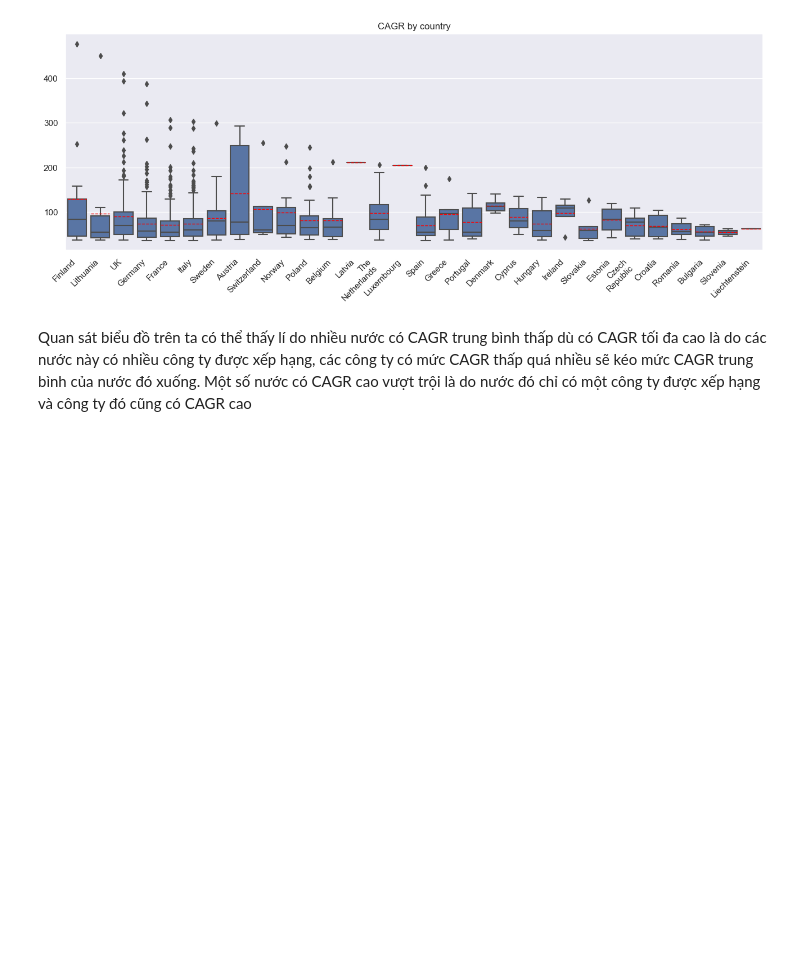
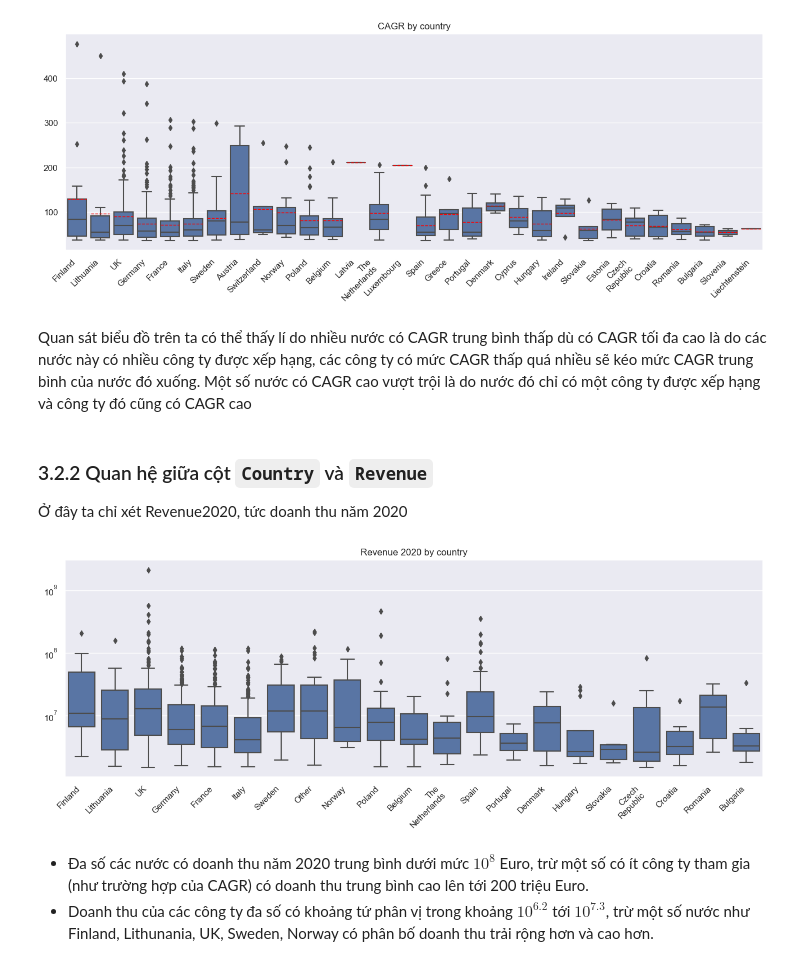
Before and after one commit to kenroly/IntroductionToDataScience, a Jupyter notebook: DataUnderstanding.ipynb, the cells around one changed output. Cells and saved outputs as stored; diff of their text form; code cells hidden in the pictures; blank space fills up the shorter version.

Commit message:
Add 3.2.2 Map, boxplot and comment

```diff
--- a/DataUnderstanding.ipynb
+++ b/DataUnderstanding.ipynb
@@ -67,3 +67,6 @@ ax.set_title('CAGR by country');
 [figure]
 # %% [markdown]
 Quan sát biểu đồ trên ta có thể thấy lí do nhiều nước có CAGR trung bình thấp dù có CAGR tối đa cao là do các nước này có nhiều công ty được xếp hạng, các công ty có mức CAGR thấp quá nhiều sẽ kéo mức CAGR trung bình của nước đó xuống. Một số nước có CAGR cao vượt trội là do nước đó chỉ có một công ty được xếp hạng và công ty đó cũng có CAGR cao
+# %% [markdown]
+### 3.2.2 Quan hệ giữa cột `Country` và `Revenue`
+Ở đây ta chỉ xét Revenue2020, tức doanh thu năm 2020
@@ -69,0 +92,15 @@ Quan sát biểu đồ trên ta có thể thấy lí do nhiều nước có CAGR
+# %%
+plt.figure(figsize = (16, 5))
+
+ax = sns.boxplot(data = df, x = 'Country1', y = 'Revenue2020', color = 'C0')
+ax.set_yscale('log')
+
+ax.set_xticklabels([label.replace(' ', '\n') for label in df['Country1'].unique()], rotation = 45, ha = 'right')
+ax.set_xlabel('')
+ax.set_ylabel('')
+ax.set_title('Revenue 2020 by country');
+# %% [output]
+[figure, added]
+# %% [markdown]
+- Đa số các nước có doanh thu năm 2020 trung bình dưới mức $10^8$ Euro, trừ một số có ít công ty tham gia (như trường hợp của CAGR) có doanh thu trung bình cao lên tới 200 triệu Euro.
+- Doanh thu của các công ty đa số có khoảng tứ phân vị trong khoảng $10^6.2$ tới $10^7.3$, trừ một số nước như Finland, Lithunania, UK, Sweden, Norway có phân bố doanh thu trải rộng hơn và cao hơn.
```
Also changed, not shown: parts of 1 cell of this notebook.
